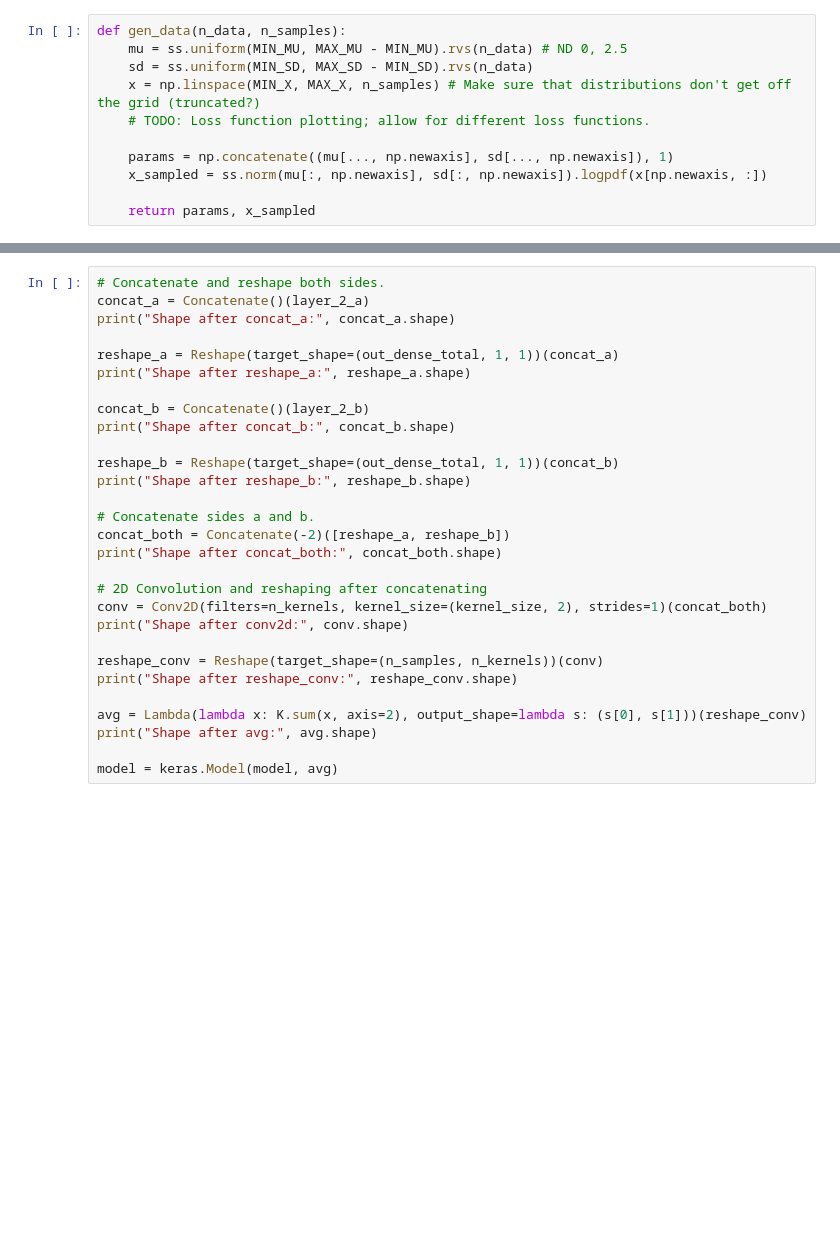
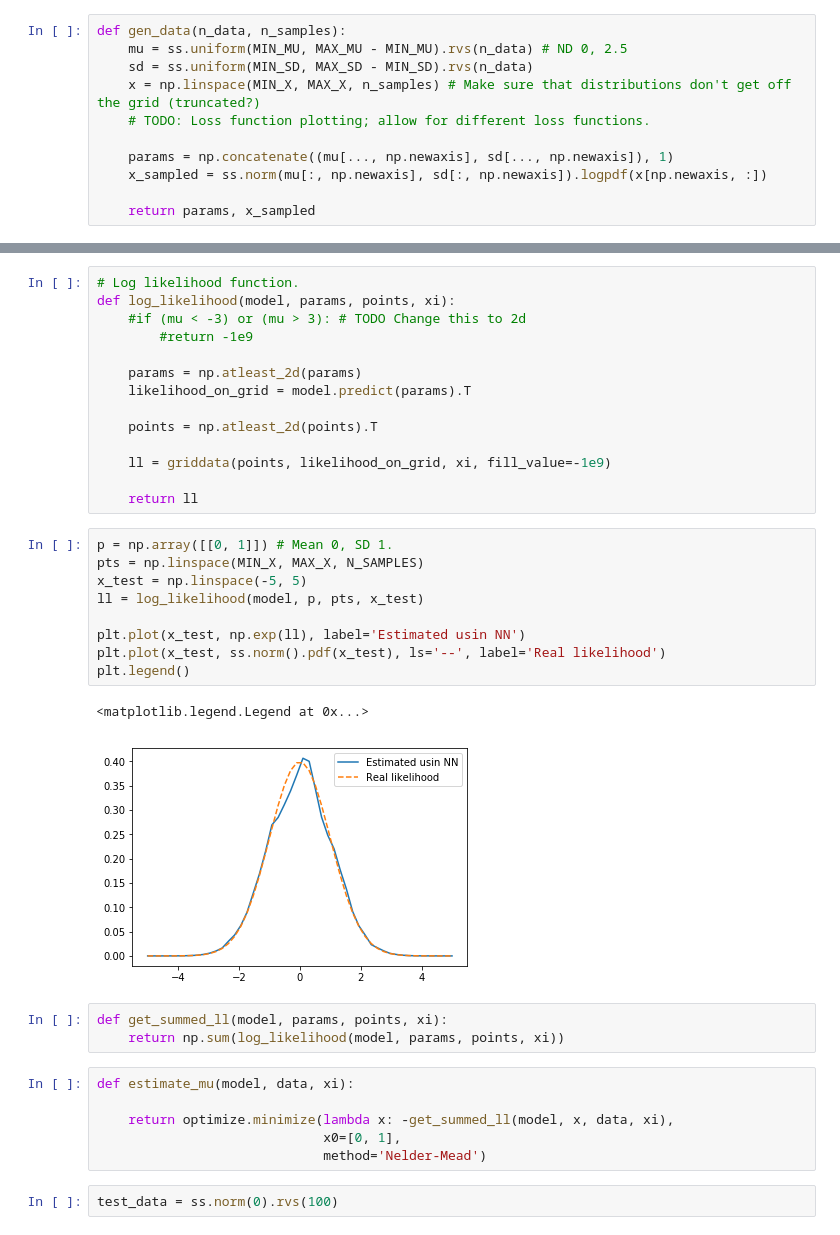
Before and after one commit to simonpeterhans/ep-param-est, a Jupyter notebook: mu-sigma-conv1d-2d.ipynb, the cells around one changed output, grey strips where cells are left out. Drawn from its saved outputs; the diff is of its cells as text; blank space fills up the shorter version.

Commit message:
Update with ll function and some testing.

```diff
--- a/mu-sigma-conv1d-2d.ipynb
+++ b/mu-sigma-conv1d-2d.ipynb
@@ -176,29 +174,37 @@ for i, ix in enumerate(np.linspace(0, len(predictions), 16, dtype=int, endpoint=
-# %%
-# Concatenate and reshape both sides.
-concat_a = Concatenate()(layer_2_a)
-print("Shape after concat_a:", concat_a.shape)
-
-reshape_a = Reshape(target_shape=(out_dense_total, 1, 1))(concat_a)
-print("Shape after reshape_a:", reshape_a.shape)
-
-concat_b = Concatenate()(layer_2_b)
-print("Shape after concat_b:", concat_b.shape)
-
-reshape_b = Reshape(target_shape=(out_dense_total, 1, 1))(concat_b)
-print("Shape after reshape_b:", reshape_b.shape)
-
-# Concatenate sides a and b.
-concat_both = Concatenate(-2)([reshape_a, reshape_b])
-print("Shape after concat_both:", concat_both.shape)
-
-# 2D Convolution and reshaping after concatenating
-conv = Conv2D(filters=n_kernels, kernel_size=(kernel_size, 2), strides=1)(concat_both)
-print("Shape after conv2d:", conv.shape)
-
-reshape_conv = Reshape(target_shape=(n_samples, n_kernels))(conv)
-print("Shape after reshape_conv:", reshape_conv.shape)
-
-avg = Lambda(lambda x: K.sum(x, axis=2), output_shape=lambda s: (s[0], s[1]))(reshape_conv)
-print("Shape after avg:", avg.shape)
-
-model = keras.Model(model, avg)
+# %%
+# Log likelihood function.
+def log_likelihood(model, params, points, xi):
+    #if (mu < -3) or (mu > 3): # TODO Change this to 2d
+        #return -1e9
+
+    params = np.atleast_2d(params)
+    likelihood_on_grid = model.predict(params).T
+
+    points = np.atleast_2d(points).T
+
+    ll = griddata(points, likelihood_on_grid, xi, fill_value=-1e9)
+
+    return ll
+# %%
+p = np.array([[0, 1]]) # Mean 0, SD 1.
+pts = np.linspace(MIN_X, MAX_X, N_SAMPLES)
+x_test = np.linspace(-5, 5)
+ll = log_likelihood(model, p, pts, x_test)
+
+plt.plot(x_test, np.exp(ll), label='Estimated usin NN')
+plt.plot(x_test, ss.norm().pdf(x_test), ls='--', label='Real likelihood')
+plt.legend()
+# %% [output]
+<matplotlib.legend.Legend at 0x...>
+[figure, added]
+# %%
+def get_summed_ll(model, params, points, xi):
+    return np.sum(log_likelihood(model, params, points, xi))
+# %%
+def estimate_mu(model, data, xi):
+
+    return optimize.minimize(lambda x: -get_summed_ll(model, x, data, xi),
+                             x0=[0, 1],
+                             method='Nelder-Mead')
+# %%
+test_data = ss.norm(0).rvs(100)
```
Also changed, not shown: parts of 7 cells of this notebook.
